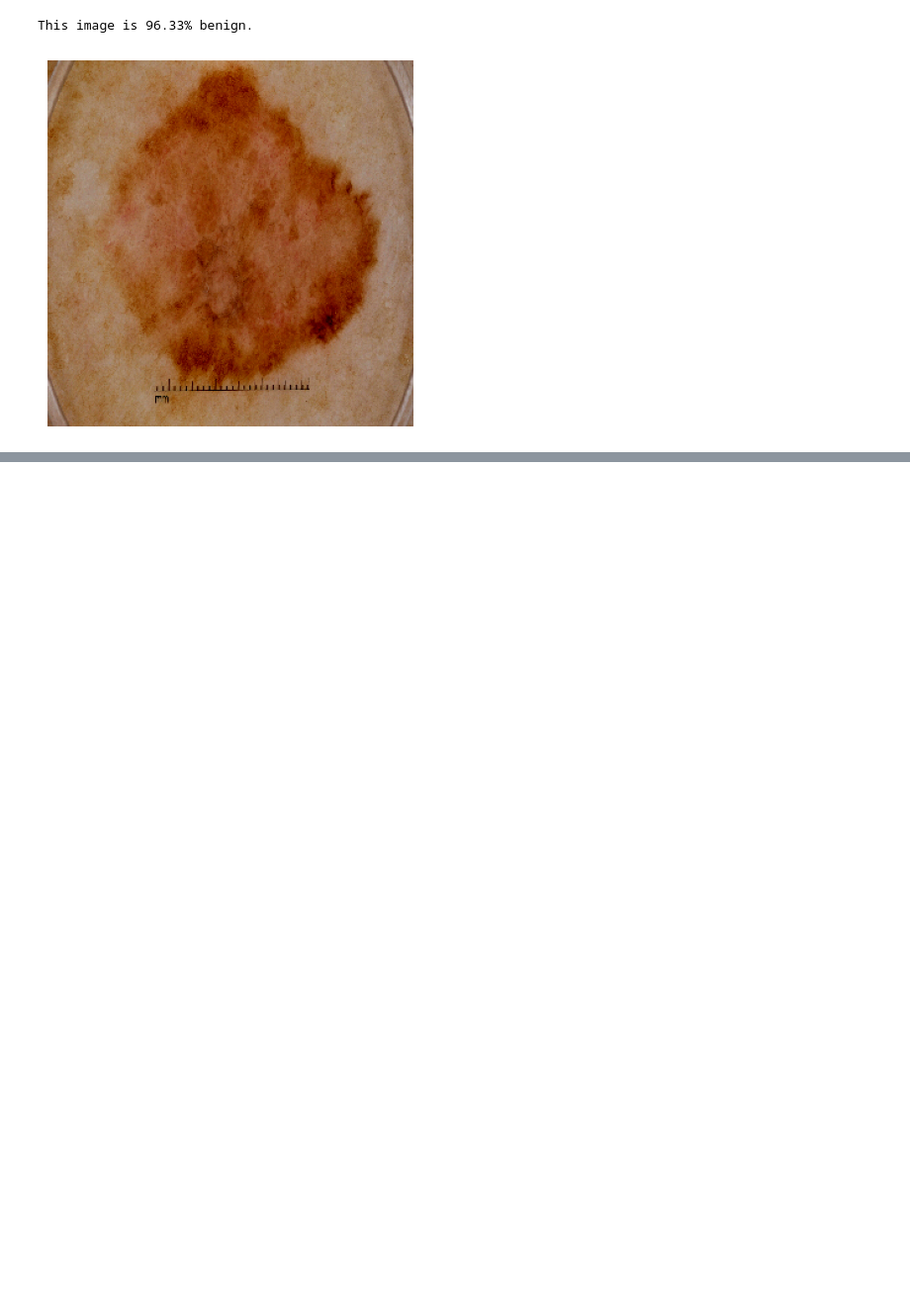
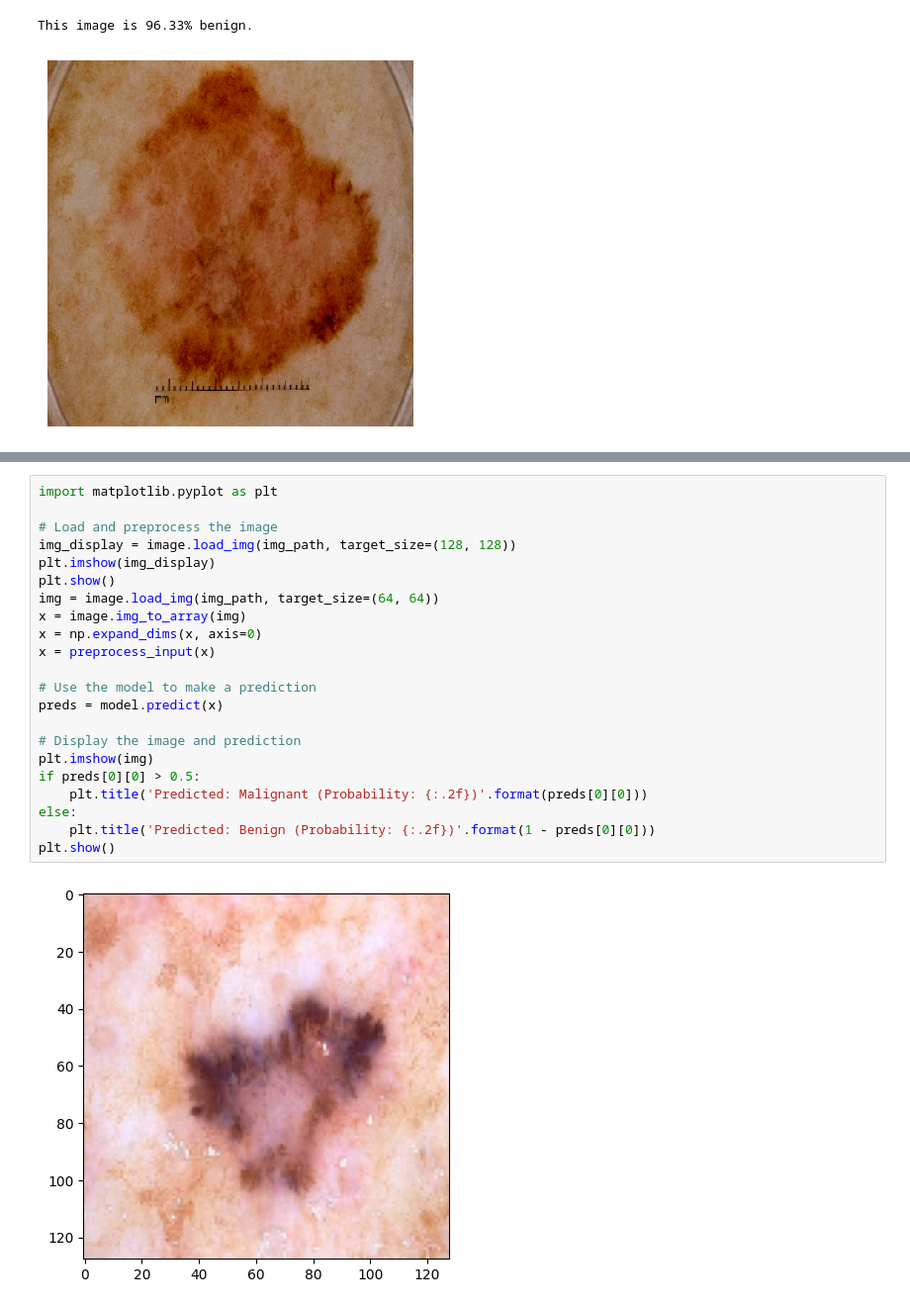
Before and after one commit to Parrot90/CancerPrediction, a Jupyter notebook: SkinCancerDetectionFinal.ipynb, the cells around one changed output, grey strips where cells are left out. Shown at 99% size. Saved outputs shown, nothing was run; the diff lists cells and outputs as text; blank space fills up the shorter version.

```diff
--- a/SkinCancerDetectionFinal.ipynb
+++ b/SkinCancerDetectionFinal.ipynb
@@ -413,0 +529,24 @@ This image is 96.33% benign.
+# %%
+import matplotlib.pyplot as plt
+
+# Load and preprocess the image
+img_display = image.load_img(img_path, target_size=(128, 128))
+plt.imshow(img_display)
+plt.show()
+img = image.load_img(img_path, target_size=(64, 64))
+x = image.img_to_array(img)
+x = np.expand_dims(x, axis=0)
+x = preprocess_input(x)
+
+# Use the model to make a prediction
+preds = model.predict(x)
+
+# Display the image and prediction
+plt.imshow(img)
+if preds[0][0] > 0.5:
+    plt.title('Predicted: Malignant (Probability: {:.2f})'.format(preds[0][0]))
+else:
+    plt.title('Predicted: Benign (Probability: {:.2f})'.format(1 - preds[0][0]))
+plt.show()
+# %% [output]
+[figure, added]
```
Also changed, not shown: parts of 24 cells of this notebook.
